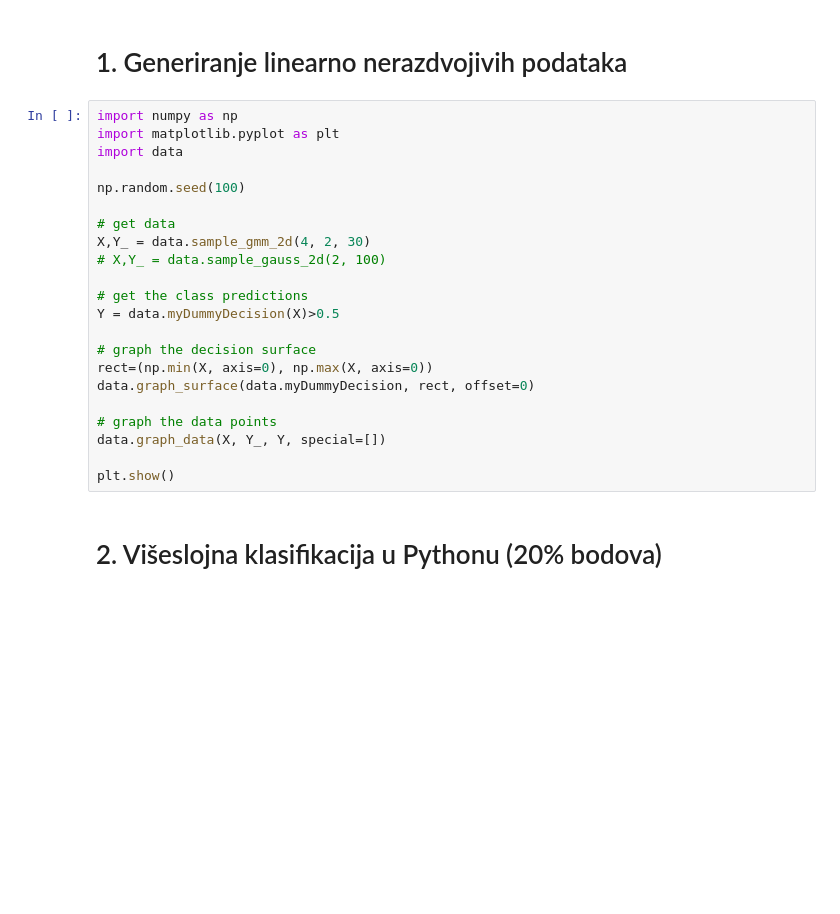
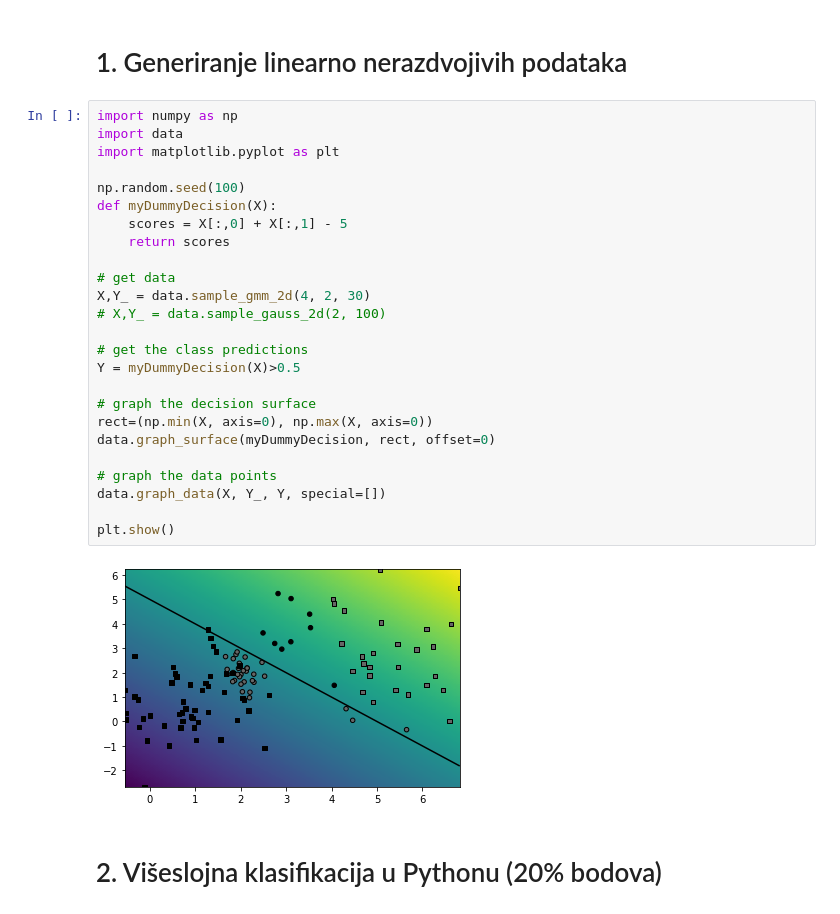
Before and after one commit to angello2/DU, a Jupyter notebook: lab1/lab1.ipynb, the cells around one changed output. Drawn from its saved outputs; the diff is of its cells as text; blank space fills up the shorter version.

```diff
--- a/lab1/lab1.ipynb
+++ b/lab1/lab1.ipynb
@@ -2,25 +2,30 @@
 # 1. Generiranje linearno nerazdvojivih podataka
 # %%
 import numpy as np
+import data
 import matplotlib.pyplot as plt
-import data
 
 np.random.seed(100)
+def myDummyDecision(X):
+    scores = X[:,0] + X[:,1] - 5
+    return scores
 
 # get data
 X,Y_ = data.sample_gmm_2d(4, 2, 30)
 # X,Y_ = data.sample_gauss_2d(2, 100)
 
 # get the class predictions
-Y = data.myDummyDecision(X)>0.5
+Y = myDummyDecision(X)>0.5
 
 # graph the decision surface
 rect=(np.min(X, axis=0), np.max(X, axis=0))
-data.graph_surface(data.myDummyDecision, rect, offset=0)
+data.graph_surface(myDummyDecision, rect, offset=0)
 
 # graph the data points
 data.graph_data(X, Y_, Y, special=[])
 
 plt.show()
+# %% [output]
+[figure, added]
 # %% [markdown]
 # 2. Višeslojna klasifikacija u Pythonu (20% bodova)
```
Also changed, not shown: parts of 54 cells of this notebook, 7 other files.
